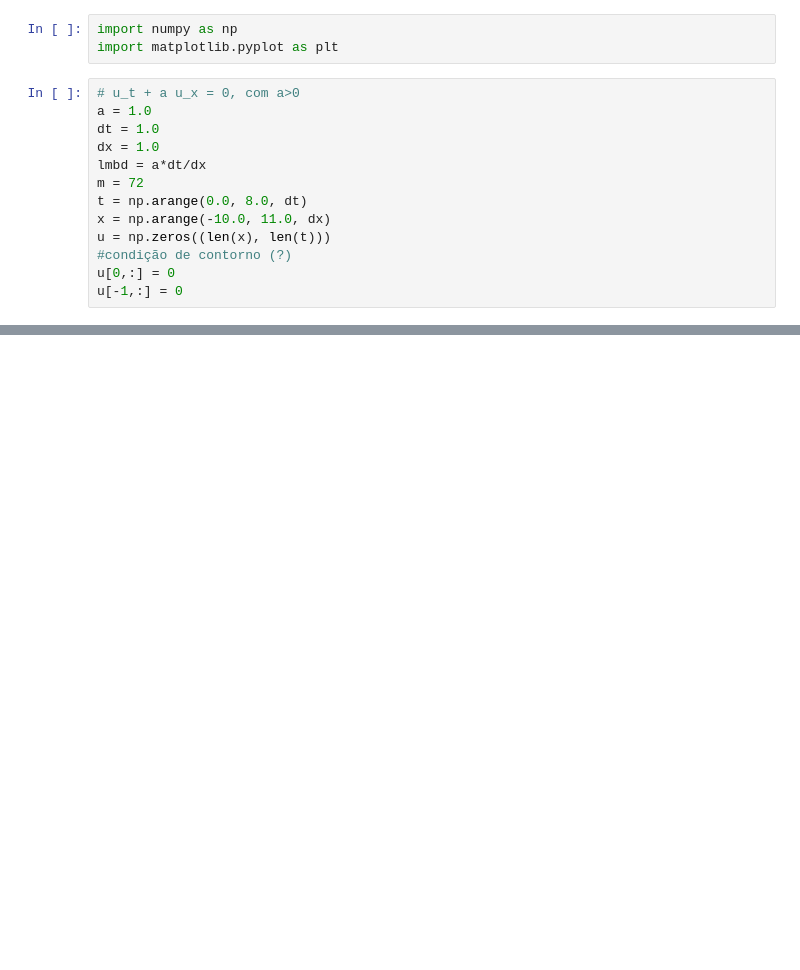
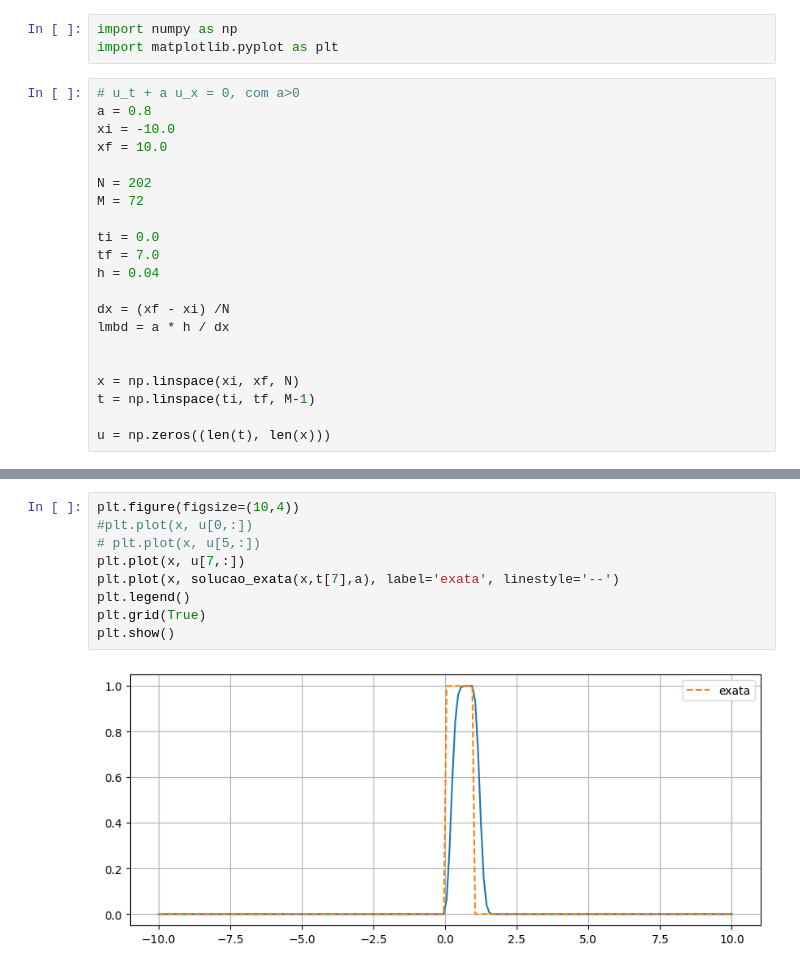
Before and after one commit to pedronalon/PesquisaMetodosNumericos, a Jupyter notebook: UpwindMethod.ipynb, the cells around one changed output, grey strips where cells are left out. Drawn from its saved outputs; the diff is of its cells as text; blank space fills up the shorter version.

```diff
--- a/UpwindMethod.ipynb
+++ b/UpwindMethod.ipynb
@@ -3,16 +3,24 @@ import numpy as np
 import matplotlib.pyplot as plt
 # %%
 # u_t + a u_x = 0, com a>0
-a = 1.0
-dt = 1.0
-dx = 1.0
-lmbd = a*dt/dx
-m = 72
-t = np.arange(0.0, 8.0, dt)
-x = np.arange(-10.0, 11.0, dx)
-u = np.zeros((len(x), len(t)))
-#condição de contorno (?)
-u[0,:] = 0
-u[-1,:] = 0
+a = 0.8
+xi = -10.0
+xf = 10.0
+
+N = 202
+M = 72
+
+ti = 0.0
+tf = 7.0
+h = 0.04
+
+dx = (xf - xi) /N
+lmbd = a * h / dx
+
+
+x = np.linspace(xi, xf, N)
+t = np.linspace(ti, tf, M-1)
+
+u = np.zeros((len(t), len(x)))
 # %%
 def condicao_inicial(x):
@@ -44,0 +77,11 @@ plt.show()
+# %%
+plt.figure(figsize=(10,4))
+#plt.plot(x, u[0,:])
+# plt.plot(x, u[5,:])
+plt.plot(x, u[7,:])
+plt.plot(x, solucao_exata(x,t[7],a), label='exata', linestyle='--')
+plt.legend()
+plt.grid(True)
+plt.show()
+# %% [output]
+[figure, added]
```
Also changed, not shown: parts of 2 cells of this notebook, 3 other files.
